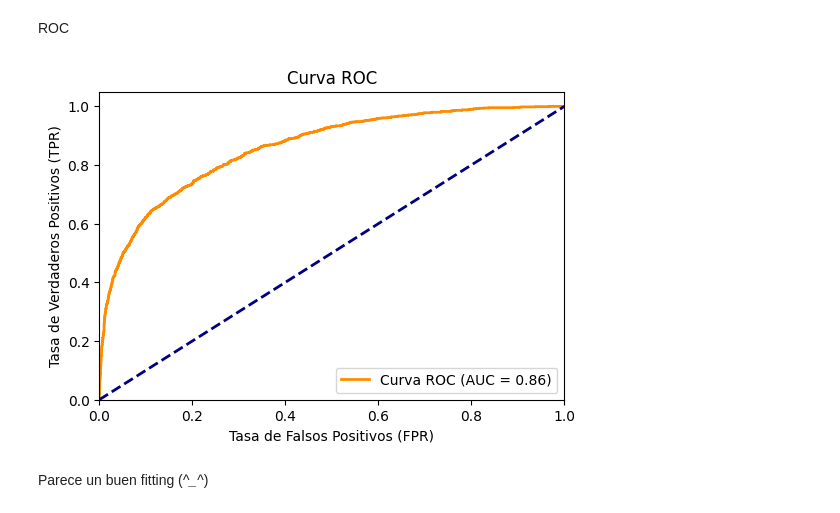
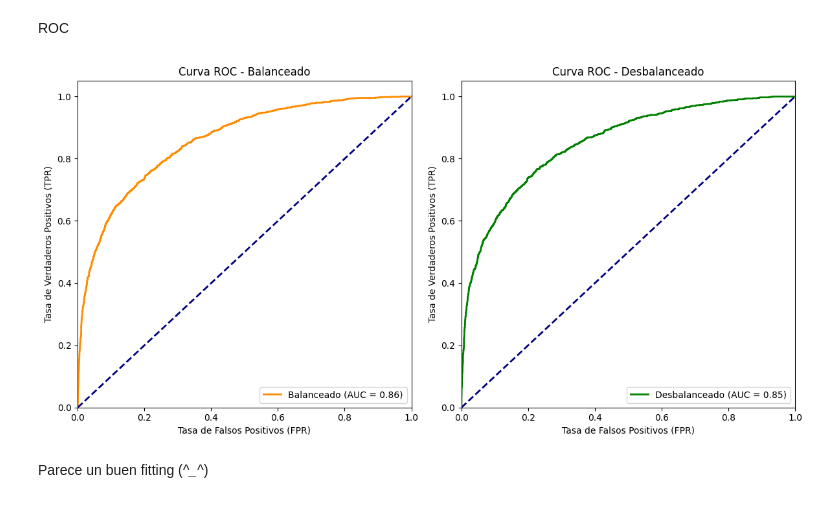
Before and after one commit to nacho-gonz/AA1-TUIA-Gonzalez-Noir, a Jupyter notebook: TP-ClasificacionAA1.ipynb, the cells around one changed output. Saved outputs shown, nothing was run; the diff lists cells and outputs as text; code cells hidden in the pictures.

```diff
--- a/TP-ClasificacionAA1.ipynb
+++ b/TP-ClasificacionAA1.ipynb
@@ -482,17 +509,39 @@ roc_auc = auc(fpr, tpr)
-# %%
-# Grafico la curva ROC
-plt.figure(figsize=(6, 4))
-plt.plot(fpr, tpr, color='darkorange', lw=2, label='Curva ROC (AUC = %0.2f)' % roc_auc)
-plt.plot([0, 1], [0, 1], color='navy', lw=2, linestyle='--')
-plt.xlim([0.0, 1.0])
-plt.ylim([0.0, 1.05])
-plt.xlabel('Tasa de Falsos Positivos (FPR)')
-plt.ylabel('Tasa de Verdaderos Positivos (TPR)')
-plt.title('Curva ROC')
-plt.legend(loc="lower right")
-plt.show()
-# %% [output]
-[figure, removed]
+# %%
+fpr_relog, tpr_relog, thresholds_relog = roc_curve(y_test_codif, y_probs_relog)
+roc_auc_relog = auc(fpr_relog, tpr_relog)
+
+# Curva ROC para el modelo desbalanceado
+fpr_relog_desba, tpr_relog_desba, thresholds_relog_desba = roc_curve(y_test_codif, y_probs_relog_desba)
+roc_auc_relog_desba = auc(fpr_relog_desba, tpr_relog_desba)
+
+# Crear la figura con 2 subplots (1 fila, 2 columnas)
+fig, axes = plt.subplots(1, 2, figsize=(12, 6))
+
+# Gráfico para el modelo balanceado
+axes[0].plot(fpr_relog, tpr_relog, color='darkorange', lw=2, label='Balanceado (AUC = %0.2f)' % roc_auc_relog)
+axes[0].plot([0, 1], [0, 1], color='navy', lw=2, linestyle='--')
+axes[0].set_xlim([0.0, 1.0])
+axes[0].set_ylim([0.0, 1.05])
+axes[0].set_xlabel('Tasa de Falsos Positivos (FPR)')
+axes[0].set_ylabel('Tasa de Verdaderos Positivos (TPR)')
+axes[0].set_title('Curva ROC - Balanceado')
+axes[0].legend(loc="lower right")
+
+# Gráfico para el modelo desbalanceado
+axes[1].plot(fpr_relog_desba, tpr_relog_desba, color='green', lw=2, label='Desbalanceado (AUC = %0.2f)' % roc_auc_relog_desba)
+axes[1].plot([0, 1], [0, 1], color='navy', lw=2, linestyle='--')
+axes[1].set_xlim([0.0, 1.0])
+axes[1].set_ylim([0.0, 1.05])
+axes[1].set_xlabel('Tasa de Falsos Positivos (FPR)')
+axes[1].set_ylabel('Tasa de Verdaderos Positivos (TPR)')
+axes[1].set_title('Curva ROC - Desbalanceado')
+axes[1].legend(loc="lower right")
+
+# Ajustar el espacio entre gráficos
+plt.tight_layout()
+plt.show()
+# %% [output]
+[figure, added]
 # %% [markdown]
 Parece un buen fitting (*^_^*)
 # %% [markdown]
```
Also changed, not shown: parts of 6 cells of this notebook.
